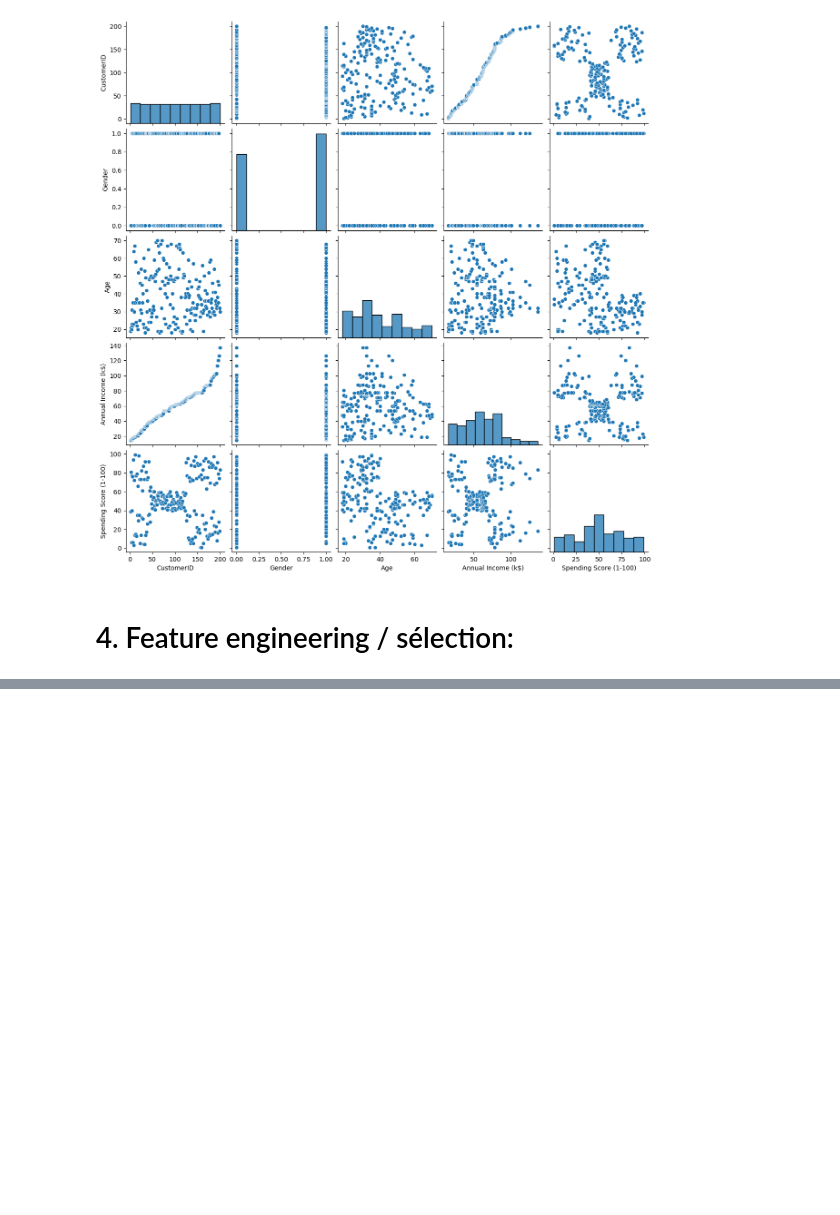
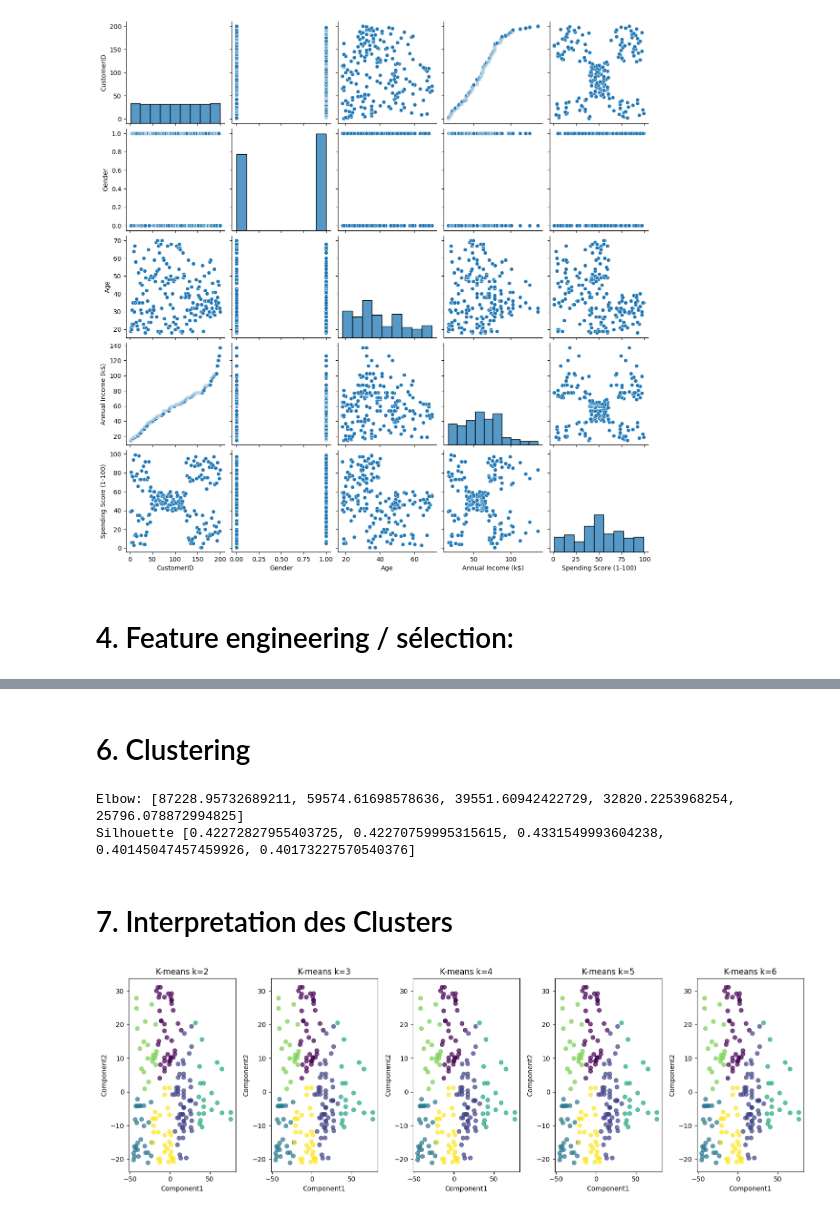
Before and after one commit to fitahiana-dev/KFT, a Jupyter notebook: notebooks/A_Clustering.ipynb, the cells around one changed output, grey strips where cells are left out. Cells and saved outputs as stored; diff of their text form; code cells hidden in the pictures; blank space fills up the shorter version.

Commit message:
clustering-test

```diff
--- a/notebooks/A_Clustering.ipynb
+++ b/notebooks/A_Clustering.ipynb
@@ -89,3 +93,8 @@ Spending Score (1-100)                1.000000
 [figure]
 # %% [markdown]
 # 4. Feature engineering / sélection:
+# %%
+# Supprimer les features non informatives et Redondantes
+## Supprimer CustomerID car non-informatives
+dataset_select=dataset.drop('CustomerID', axis=1)
+dataset_select.head()
@@ -91,0 +141,45 @@ Spending Score (1-100)                1.000000
+# %% [markdown]
+# 6. Clustering
+# %%
+# Clustering K means
+
+## Variables pour Stocker les Resultats
+inertias = []
+silhouettes = []
+K_range = range(2, 7)
+
+##
+for i, k in enumerate(K_range, 1):
+    kmeans = KMeans(n_clusters=k, random_state=42)
+    labels = kmeans.fit_predict(X)
+
+    inertias.append(kmeans.inertia_)
+    silhouettes.append(silhouette_score(X, labels))
+
+#
+print("Elbow:",inertias)
+print("Silhouette",silhouettes)
+# %% [output]
+Elbow: [87228.95732689211, 59574.61698578636, 39551.60942422729, 32820.2253968254, 25796.078872994825]
+Silhouette [0.42272827955403725, 0.42270759995315615, 0.4331549993604238, 0.40145047457459926, 0.40173227570540376]
+# %% [markdown]
+# 7. Interpretation des Clusters
+# %%
+# Anayses Des Centroides
+# TODO
+
+# Visualisation 2D Coloré par Cluster
+plt.figure(figsize=(15, 5))
+
+for i, k in enumerate(K_range, 1):
+    # Visualisation clusters en 2D
+    plt.subplot(1, len(K_range), i)
+    plt.scatter(X_pca[:, 0], X_pca[:, 1], c=labels, cmap='viridis', alpha=0.7)
+    plt.title(f'K-means k={k}')
+    plt.xlabel('Component1')
+    plt.ylabel('Component2')
+
+plt.tight_layout()
+plt.show()
+# %% [output]
+[figure, added]
```
Also changed, not shown: parts of 5 cells of this notebook, 1 other file.
